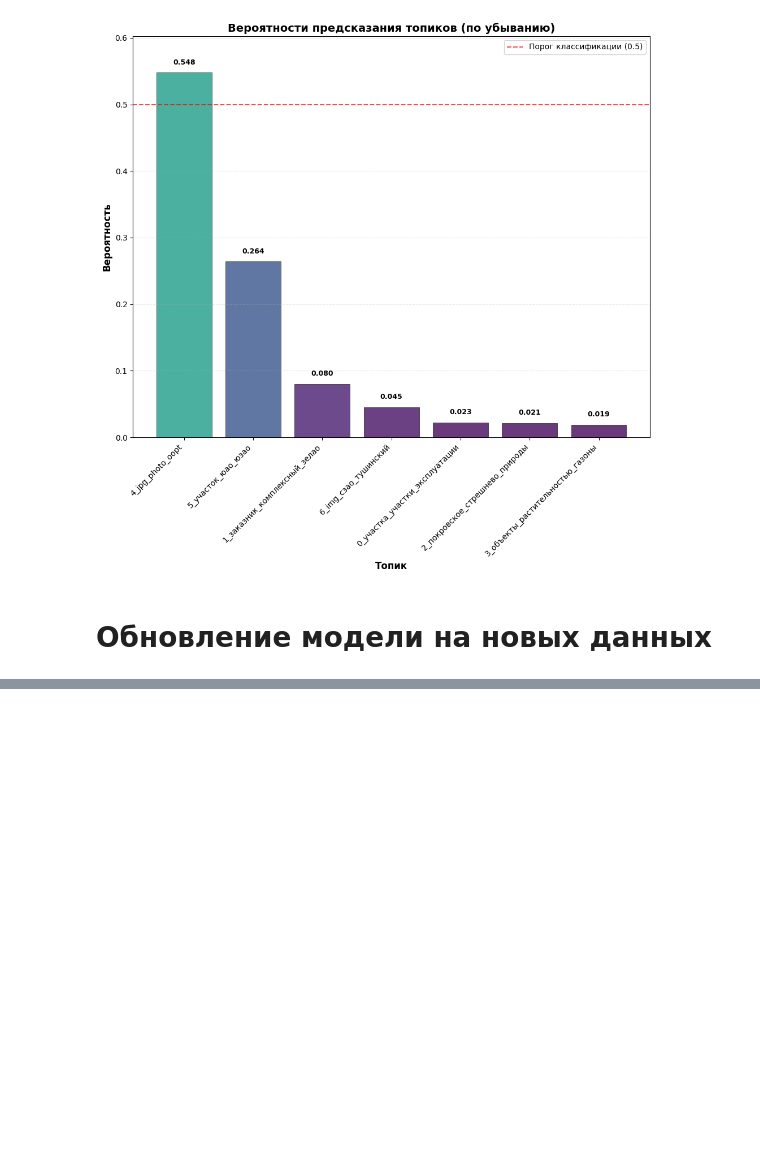
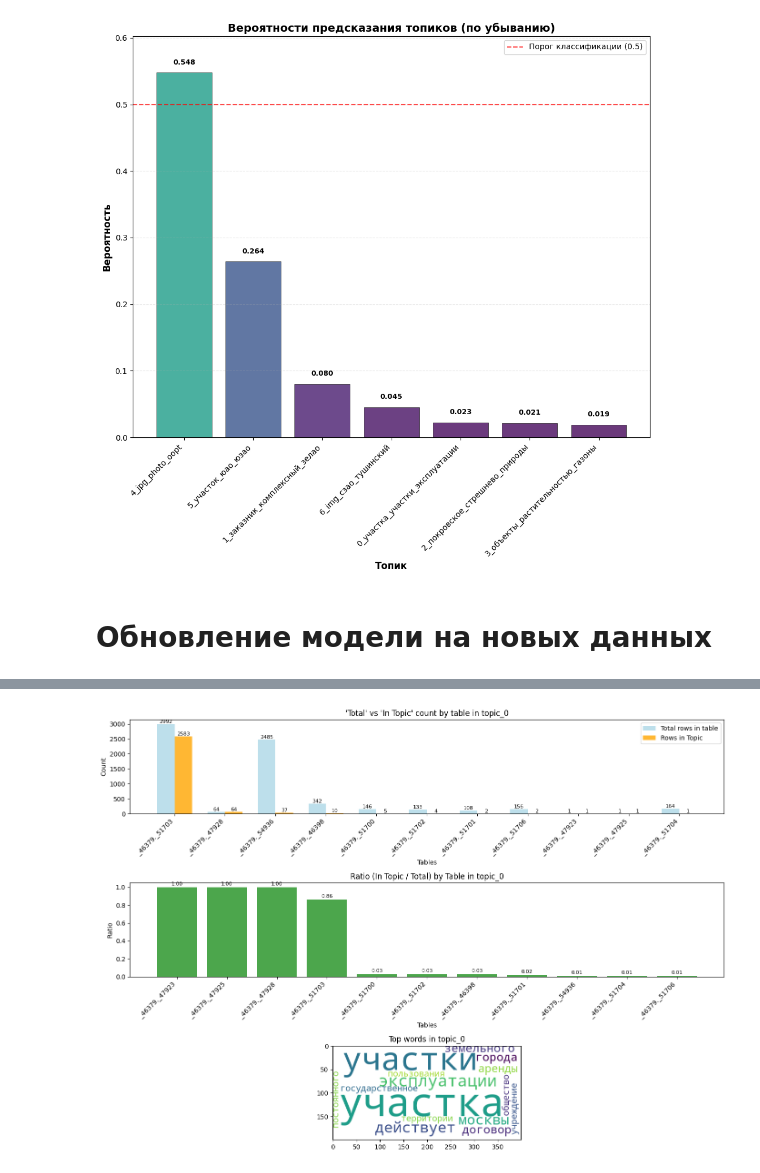
Before and after one commit to FuseII/dam_system, a Jupyter notebook: LDA.ipynb, the cells around one changed output, grey strips where cells are left out. Drawn from its saved outputs; the diff is of its cells as text; code cells hidden in the pictures; blank space fills up the shorter version.

```diff
--- a/LDA.ipynb
+++ b/LDA.ipynb
@@ -108,7 +111,7 @@ pbar.close()
 # Сборка финального датафрейма
 final_df = pd.concat(results, ignore_index=True)
 # %%
-final_df['full_table_name'] = final_df['service_name'] + '.' + final_df['table_name']
+final_df['full_table_name'] = final_df['schema_name'] + '.' + final_df['table_name']
 final_df
 # %% [output]
 |  | text | tags | schema_name | table_name | cleaned_text | service_name | full_table_name |
@@ -412,0 +471,16 @@ lda_model.show_topic(0)
+# %%
+def tables_in_topic(df, topic_id, threshold = 0.5):
+    """определяет какие таблицы находятся в топике"""
+    copy_df = df.copy()
+    topic_name = 'topic_' + str(topic_id)
+    copy_df = copy_df[copy_df[topic_name] >= threshold]
+    unique_tables = copy_df['full_table_name'].unique().tolist()
+    result_dict = defaultdict(dict)
+    for table in unique_tables:
+        result_dict[table]['in_topic'] = len(copy_df[copy_df['full_table_name'] == table])
+        result_dict[table]['total'] = len(df[df['full_table_name'] == table])
+        result_dict[table]['ratio'] = round(result_dict[table]['in_topic'] / result_dict[table]['total'], 2)
+    return result_dict
+
+result_dict = tables_in_topic(res_df, 0)
+result_dict
@@ -412,0 +500,75 @@ lda_model.show_topic(0)
+# %%
+def plot_topic_tables(df, topic_id = 0, threshold = 0.5):
+    """отображение находящихся в топике таблиц и топ слов"""
+    topic_name = 'topic_' + str(topic_id)
+    df_copy = df.copy()
+    result_dict = tables_in_topic(df=df_copy, topic_id=topic_id, threshold=threshold)
+
+    # Создаём и сортируем словарь по in_topic в порядке убывания
+    sorted_items_by_topic = sorted(result_dict.items(), key=lambda x: x[1]['in_topic'], reverse=True)
+    # Создаём и сортируем словарь по ratio в порядке убывания
+    sorted_items_by_ratio = sorted(result_dict.items(), key=lambda x: x[1]['ratio'], reverse=True)
+
+
+    # Извлекаем данные для графика
+    # отсортированные данные для первого графика
+    tables_for_topic = [item[0] for item in sorted_items_by_topic]
+    in_topic_for_topic= [item[1]['in_topic'] for item in sorted_items_by_topic]
+    total_for_topic = [item[1]['total'] for item in sorted_items_by_topic]
+    # отсортированные данные для второго графика
+    tables_for_ratio = [item[0] for item in sorted_items_by_ratio]
+    ratios = [item[1]['ratio'] for item in sorted_items_by_ratio]
+
+    # Создаем фигуру и оси
+    fig, (ax1, ax2, ax3) = plt.subplots(3, 1, figsize=(14, 10))
+
+    # Первый график - столбчатая диаграмма с двумя барами
+    x = np.arange(len(tables_for_topic))
+    width = 0.35
+
+    bars1 = ax1.bar(x - width/2, total_for_topic, width, label='Total rows in table', alpha=0.8, color='lightblue')
+    bars2 = ax1.bar(x + width/2, in_topic_for_topic, width, label='Rows in Topic', alpha=0.8, color='orange')
+
+    ax1.set_xlabel('Tables')
+    ax1.set_ylabel('Count')
+    ax1.set_title(f"'Total' vs 'In Topic' count by table in {topic_name}")
+    ax1.set_xticks(x)
+    ax1.set_xticklabels(tables_for_topic, rotation=45, ha='right')
+    ax1.legend()
+
+    # Добавляем значения на столбцы
+    for i, (bar1, bar2) in enumerate(zip(bars1, bars2)):
+        ax1.text(bar1.get_x() + bar1.get_width()/2, bar1.get_height() + 0.5,
+                str(total_for_topic[i]), ha='center', va='bottom', fontsize=8)
+        ax1.text(bar2.get_x() + bar2.get_width()/2, bar2.get_height() + 0.5,
+                str(in_topic_for_topic[i]), ha='center', va='bottom', fontsize=8)
+
+
+    # Второй график - ratio
+
+
+    bars3 = ax2.bar(x, ratios, color='green', alpha=0.7)
+    ax2.set_xlabel('Tables')
+    ax2.set_ylabel('Ratio')
+    ax2.set_title(f'Ratio (In Topic / Total) by Table in {topic_name}')
+    ax2.set_xticks(x)
+    ax2.set_xticklabels(tables_for_ratio, rotation=45, ha='right')
+
+    # Добавляем значения ratio на столбцы
+    for i, bar in enumerate(bars3):
+        ax2.text(bar.get_x() + bar.get_width()/2, bar.get_height() + 0.01,
+                f'{ratios[i]:.2f}', ha='center', va='bottom', fontsize=8)
+
+    keywords_stats = dict(lda_model.show_topic(topic_id, topn=15))
+    wordcloud = WordCloud(width=400, height=200, background_color='white').generate_from_frequencies(
+           keywords_stats)
+    ax3.imshow(wordcloud, interpolation='bilinear')
+    ax3.set_title(f"Top words in {topic_name}")
+
+    plt.tight_layout()
+    plt.show()
+
+# Использование
+plot_topic_tables(df=res_df, topic_id=0, threshold=0.5)
+# %% [output]
+[figure, added]
```
Also changed, not shown: parts of 13 cells of this notebook, 3 other files.
